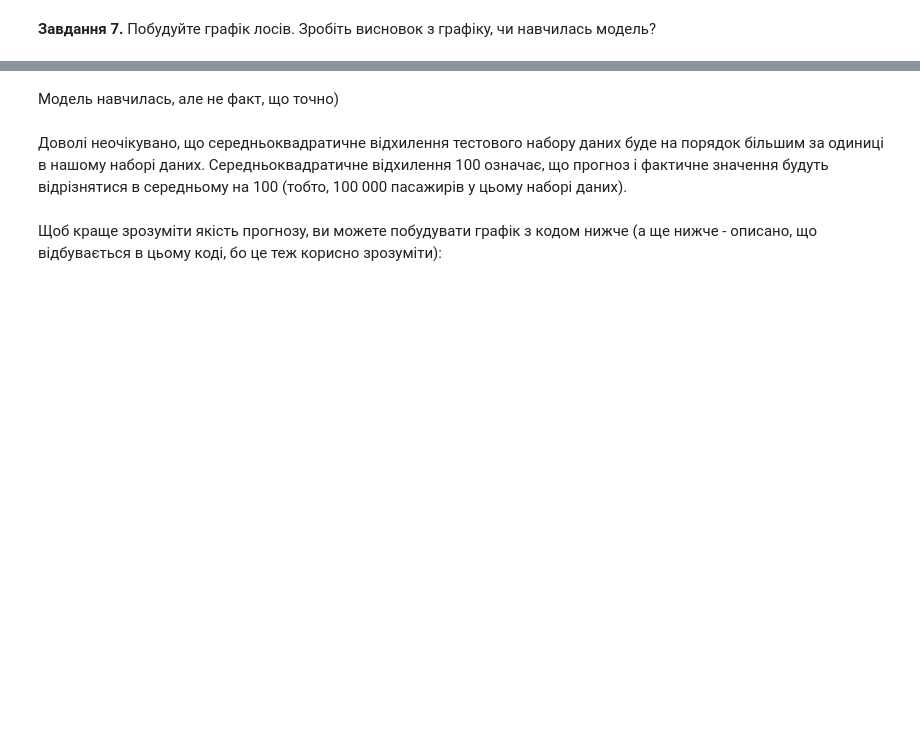
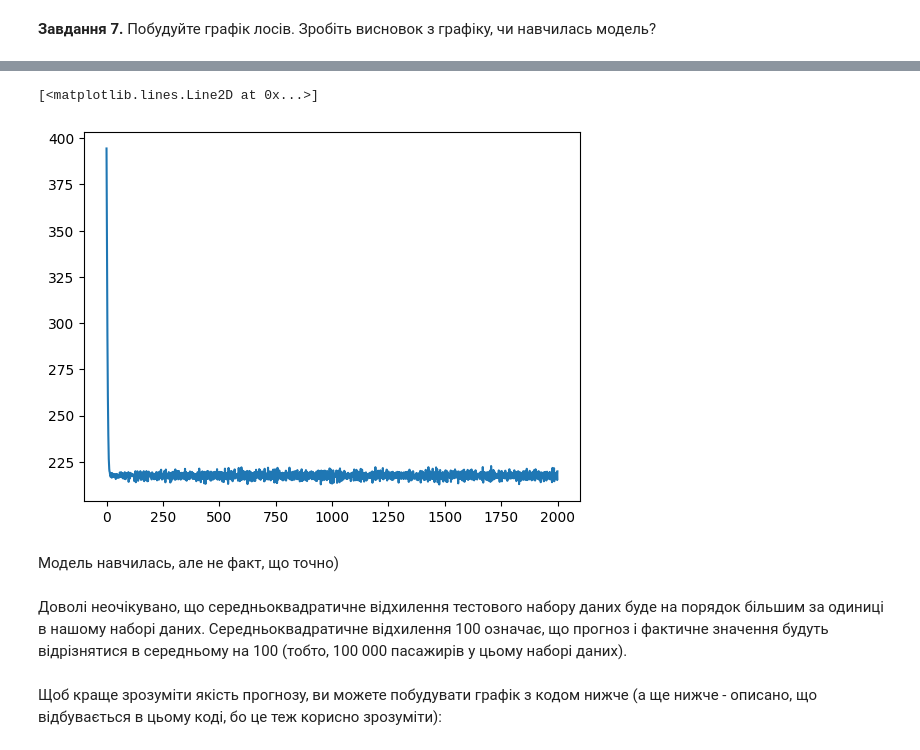
Before and after one commit to Daria-Lytvynenko/ML_course, a Jupyter notebook: LSTM_для_прогнозування_часових_рядів.ipynb, the cells around one changed output, grey strips where cells are left out. Saved outputs shown, nothing was run; the diff lists cells and outputs as text; code cells hidden in the pictures; blank space fills up the shorter version.

```diff
--- a/LSTM_для_прогнозування_часових_рядів.ipynb
+++ b/LSTM_для_прогнозування_часових_рядів.ipynb
@@ -194,3 +249,8 @@ epochs=2000
+# %%
+plt.plot(losses_test)
+# %% [output]
+[<matplotlib.lines.Line2D at 0x...>]
+[figure, added]
 # %% [markdown]
 Модель навчилась, але не факт, що точно)
 # %% [markdown]
```
Also changed, not shown: parts of 13 cells of this notebook.
